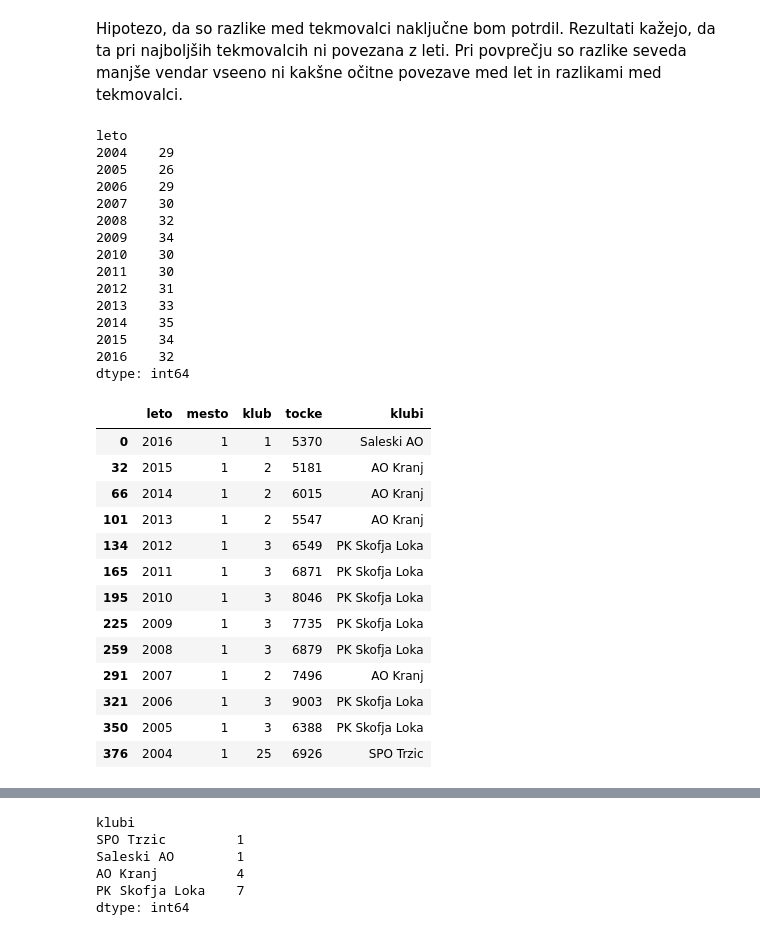
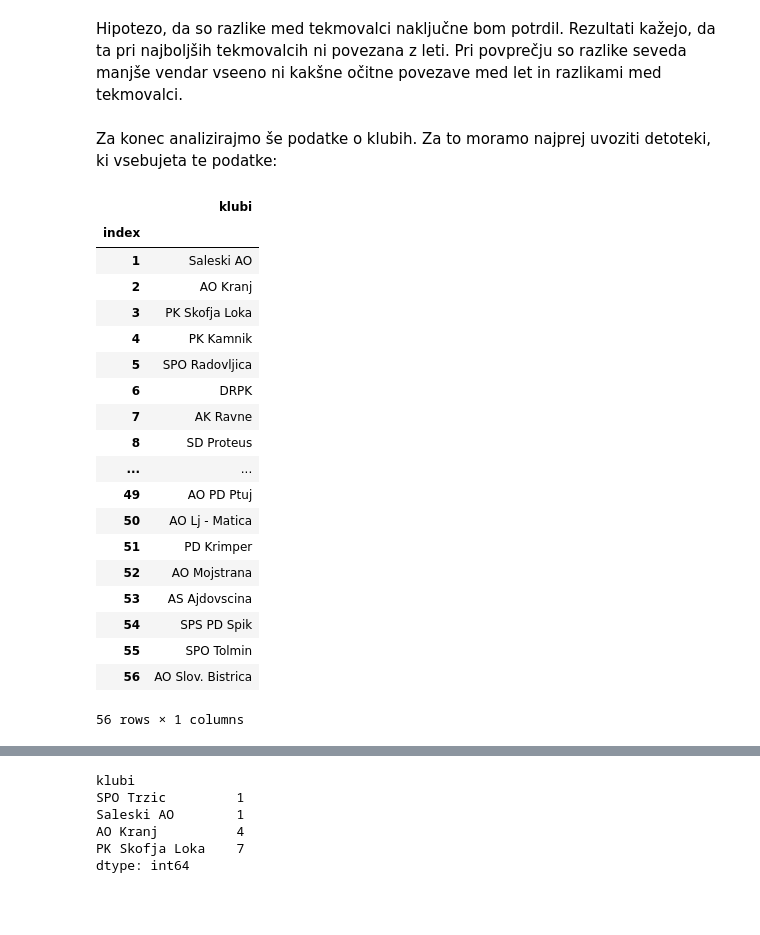
Before and after one commit to JerebP15/sportno-plezanje, a Jupyter notebook: Sportno plezanje.ipynb, the cells around one changed output, grey strips where cells are left out. Drawn from its saved outputs; the diff is of its cells as text; code cells hidden in the pictures; blank space fills up the shorter version.

```diff
--- a/Sportno plezanje.ipynb
+++ b/Sportno plezanje.ipynb
@@ -133,22 +171,3 @@ array([<matplotlib.axes._subplots.AxesSubplot object at 0x...>,
 [figure]
 # %% [markdown]
 Hipotezo, da so razlike med tekmovalci naključne bom potrdil. Rezultati kažejo, da ta pri najboljših tekmovalcih ni povezana z leti. Pri povprečju so razlike seveda manjše vendar vseeno ni kakšne očitne povezave med let in razlikami med tekmovalci.
-# %%
-#število klubov na leto
-rezultati_klubi.groupby("leto").size()
-# %% [output]
-leto
-2004    29
-2005    26
-2006    29
-2007    30
-2008    32
-2009    34
-2010    30
-2011    30
-2012    31
-2013    33
-2014    35
-2015    34
-2016    32
-dtype: int64
@@ -182,18 +174,2 @@ rezultati_po_kategorijah = pd.concat([rezultati_po_kategorijah1,
-# %%
-najboljši_klubi = rezultati_klubi.join(klubi, on="klub")[najboljši_klubi["mesto"] == 1]
-najboljši_klubi
-# %% [output]
-|  | leto | mesto | klub | tocke | klubi |
-| 0 | 2016 | 1 | 1 | 5370 | Saleski AO |
-| 32 | 2015 | 1 | 2 | 5181 | AO Kranj |
-| 66 | 2014 | 1 | 2 | 6015 | AO Kranj |
-| 101 | 2013 | 1 | 2 | 5547 | AO Kranj |
-| 134 | 2012 | 1 | 3 | 6549 | PK Skofja Loka |
-| 165 | 2011 | 1 | 3 | 6871 | PK Skofja Loka |
-| 195 | 2010 | 1 | 3 | 8046 | PK Skofja Loka |
-| 225 | 2009 | 1 | 3 | 7735 | PK Skofja Loka |
-| 259 | 2008 | 1 | 3 | 6879 | PK Skofja Loka |
-| 291 | 2007 | 1 | 2 | 7496 | AO Kranj |
-| 321 | 2006 | 1 | 3 | 9003 | PK Skofja Loka |
-| 350 | 2005 | 1 | 3 | 6388 | PK Skofja Loka |
-| 376 | 2004 | 1 | 25 | 6926 | SPO Trzic |
+# %% [markdown]
+Za konec analizirajmo še podatke o klubih. Za to moramo najprej uvoziti detoteki, ki vsebujeta te podatke:
@@ -199,0 +179,23 @@ najboljši_klubi
+# %%
+klubi
+# %% [output]
+|  | klubi |
+| index |  |
+| 1 | Saleski AO |
+| 2 | AO Kranj |
+| 3 | PK Skofja Loka |
+| 4 | PK Kamnik |
+| 5 | SPO Radovljica |
+| 6 | DRPK |
+| 7 | AK Ravne |
+| 8 | SD Proteus |
+| ... | ... |
+| 49 | AO PD Ptuj |
+| 50 | AO Lj - Matica |
+| 51 | PD Krimper |
+| 52 | AO Mojstrana |
+| 53 | AS Ajdovscina |
+| 54 | SPS PD Spik |
+| 55 | SPO Tolmin |
+| 56 | AO Slov. Bistrica |
+56 rows × 1 columns
```
Also changed, not shown: parts of 23 cells of this notebook.
